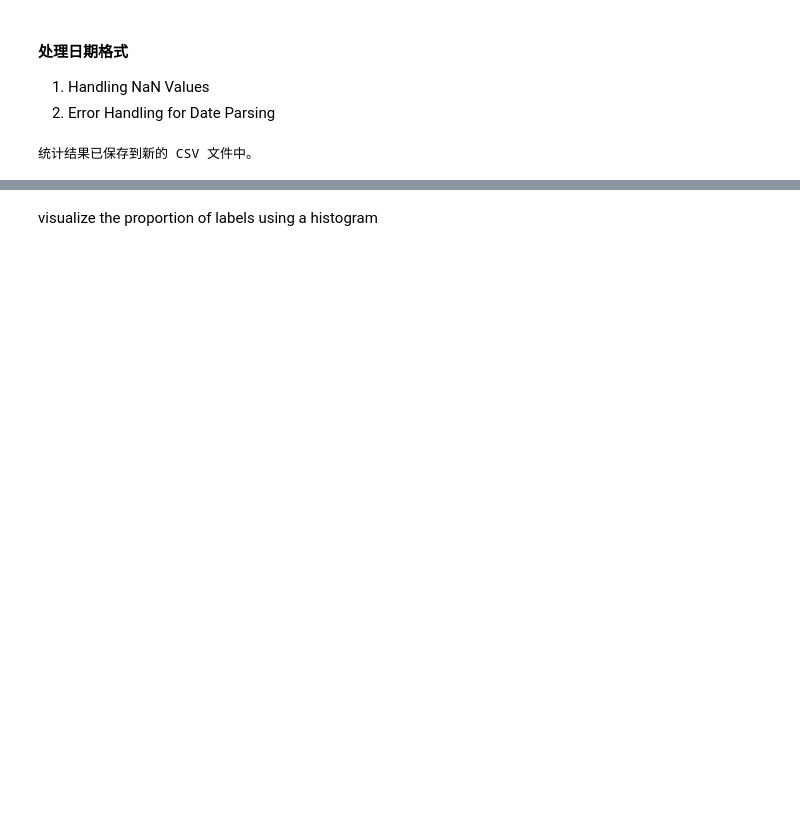
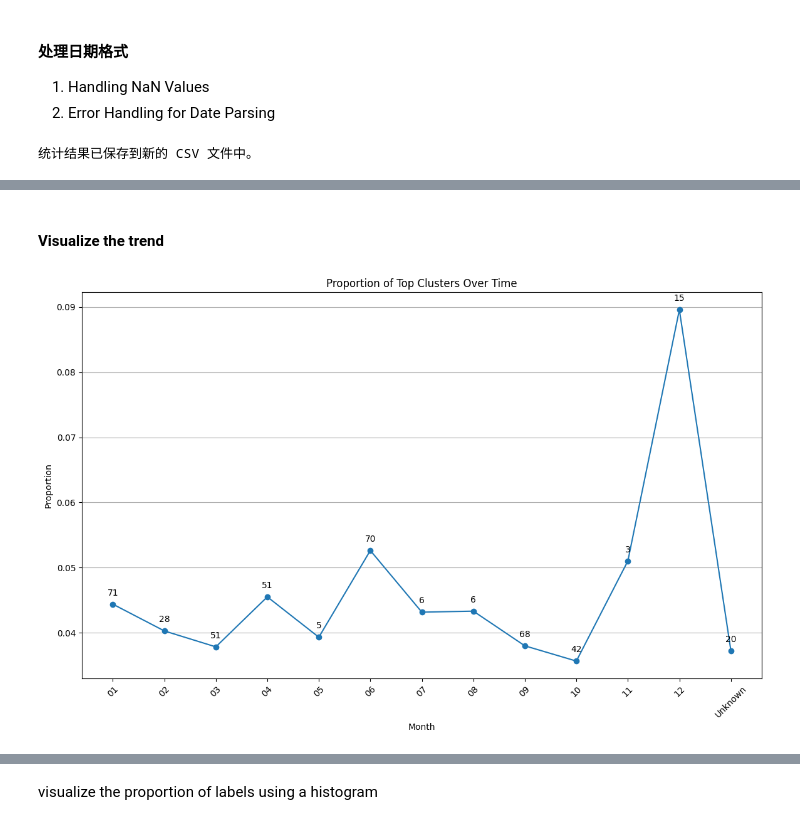
Before and after one commit to diandianyilin/fashion, a Jupyter notebook: model/label.ipynb, the cells around one changed output, grey strips where cells are left out. Cells and saved outputs as stored; diff of their text form; code cells hidden in the pictures; blank space fills up the shorter version.

Commit message:
update trend visualization

```diff
--- a/model/label.ipynb
+++ b/model/label.ipynb
@@ -223,2 +223,35 @@ Proportion: 1: 35.71%, 0: 28.57%, -1: 35.71%
 
 Trend calculation and CSV export completed.
+# %% [markdown]
+#### Visualize the trend
+# %%
+
+# Aggregate data by month and nums_category_img to calculate the average proportion over time
+proportion_over_time = df.groupby(['month', 'nums_category_img'])['proportion'].mean().unstack()
+
+# Identify the top cluster for each month
+top_clusters = proportion_over_time.idxmax(axis=1)
+
+# Prepare the data for plotting
+top_clusters_proportions = proportion_over_time.lookup(proportion_over_time.index, top_clusters)
+
+# Create a DataFrame for top clusters proportions over time
+top_clusters_df = pd.DataFrame({
+    'Month': proportion_over_time.index,
+    'TopCluster': top_clusters,
+    'Proportion': top_clusters_proportions
+})
+
+# Plot the proportions of the top clusters over time
+plt.figure(figsize=(14, 8))
+plt.plot(top_clusters_df['Month'], top_clusters_df['Proportion'], marker='o', linestyle='-')
+plt.xlabel('Month')
+plt.ylabel('Proportion')
+plt.title('Proportion of Top Clusters Over Time')
+for i, txt in enumerate(top_clusters_df['TopCluster']):
+    plt.annotate(txt, (top_clusters_df['Month'][i], top_clusters_df['Proportion'][i]), textcoords="offset points", xytext=(0,10), ha='center')
+plt.grid(axis='y')
+plt.xticks(rotation=45)
+plt.show()
+# %% [output]
+[figure, added]
```
Also changed, not shown: parts of 7 cells of this notebook.
